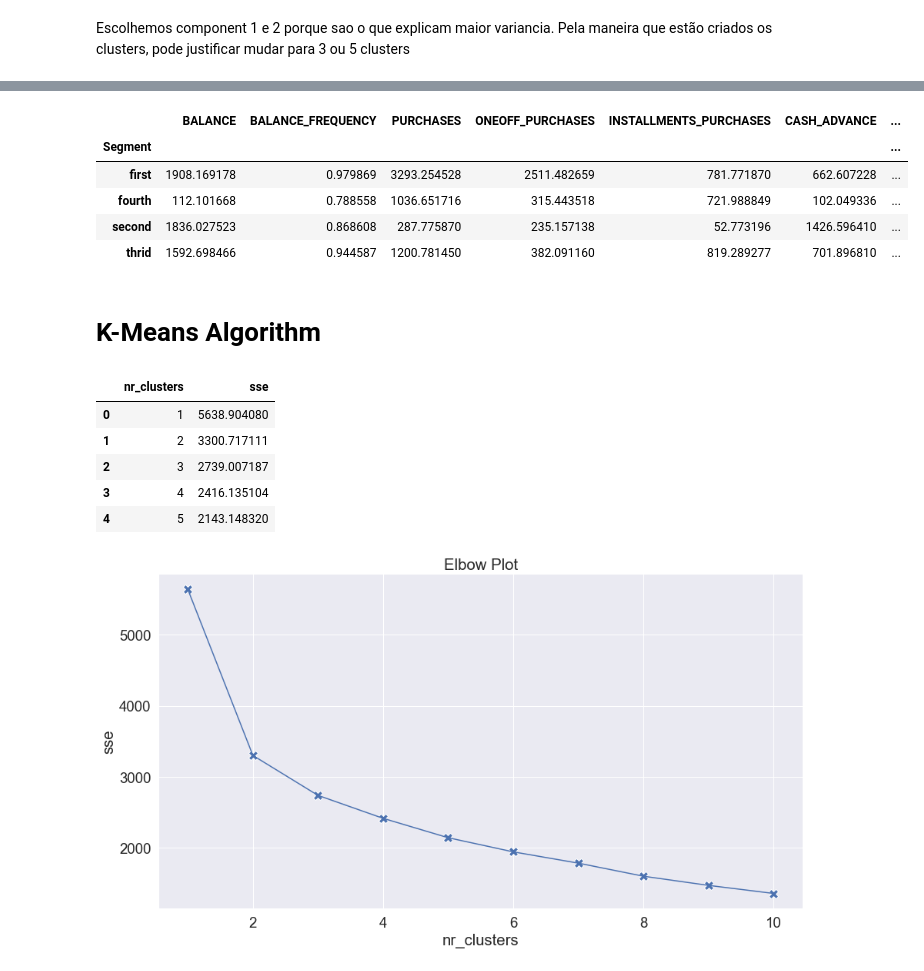
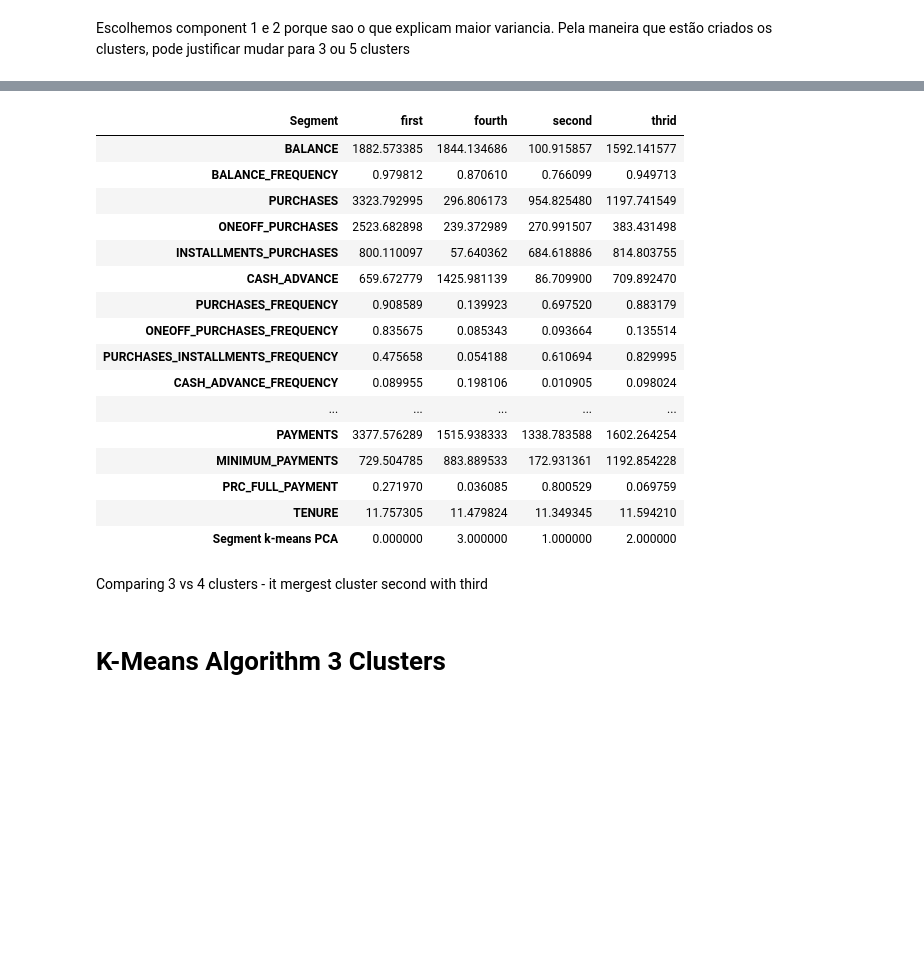
Before and after one commit to PedroDanas/MLgroup_project, a Jupyter notebook: Group Project - Clustering.ipynb, the cells around one changed output, grey strips where cells are left out. Cells and saved outputs as stored; diff of their text form; code cells hidden in the pictures; blank space fills up the shorter version.

```diff
--- a/Group Project - Clustering.ipynb
+++ b/Group Project - Clustering.ipynb
@@ -287,5 +309,5 @@ Text(0, 0.5, 'Cumulative Explained Variance')
 # %%
 #we choose 5 components according to the graphic
-pca = PCA(n_components = 5)
+pca = PCA(n_components = 4)
 pca.fit(df_clustering_scaled)
 # %% [output]
@@ -360,7 +387,7 @@ KMeans(n_clusters=4, random_state=0)
 # %%
 #creating a table, from the normalized data, with the components and clusters
 df_segm_pca_kmeans = pd.concat([df_clustering_scaled.reset_index(drop=True), pd.DataFrame(scores_pca)], axis=1)
-df_segm_pca_kmeans.columns.values[-5: ]=['Component 1', 'Component 2', 'Component 3', 'Component 4', 'Component 5']
+df_segm_pca_kmeans.columns.values[-4: ]=['Component 1', 'Component 2', 'Component 3', 'Component 4']
 
 df_segm_pca_kmeans['Segment k-means PCA'] = kmeans_pca.labels_
 # %%
@@ -412,12 +440,7 @@ fig.show()
 [interactive output not drawn]
 # %%
 #creating a table, from the original data, with the components and clusters.
-#df_segm_pca_kmeans_x = pd.concat([X.reset_index(drop=True), pd.DataFrame(scores_pca)], axis=1)
-#df_segm_pca_kmeans_x.columns.values[-5: ]=['Component 1', 'Component 2', 'Component 3', 'Component 4', 'Component 5']
+df_segm_pca_kmeans_x = pd.concat([X.reset_index(drop=True), pd.DataFrame(scores_pca)], axis=1)
+df_segm_pca_kmeans_x.columns.values[-4: ]=['Component 1', 'Component 2', 'Component 3', 'Component 4']
 
 df_segm_pca_kmeans_x['Segment k-means PCA'] = kmeans_pca.labels_
-
-df_segm_pca_kmeans_x['Segment'] = df_segm_pca_kmeans['Segment k-means PCA'].map({0:'first',
-                                                                               1:'second',
-                                                                               2:'thrid',
-                                                                               3:'fourth'})
@@ -429,11 +453,27 @@ df_segm_pca_kmeans_x['Segment'] = df_segm_pca_kmeans['Segment k-means PCA'].map(
+# %%
+df_segm_pca_kmeans_x.drop(columns=['Component 1', 'Component 2', 'Component 3', 'Component 4'], inplace=True)
 # %%
-df_segm_pca_kmeans_x.groupby('Segment').mean()
+segments_group_4 = df_segm_pca_kmeans_x.groupby('Segment').mean()
+segments_group_4.transpose()
 # %% [output]
-|  | BALANCE | BALANCE_FREQUENCY | PURCHASES | ONEOFF_PURCHASES | INSTALLMENTS_PURCHASES | CASH_ADVANCE | ... |
-| Segment |  |  |  |  |  |  | ... |
-| first | 1908.169178 | 0.979869 | 3293.254528 | 2511.482659 | 781.771870 | 662.607228 | ... |
-| fourth | 112.101668 | 0.788558 | 1036.651716 | 315.443518 | 721.988849 | 102.049336 | ... |
-| second | 1836.027523 | 0.868608 | 287.775870 | 235.157138 | 52.773196 | 1426.596410 | ... |
-| thrid | 1592.698466 | 0.944587 | 1200.781450 | 382.091160 | 819.289277 | 701.896810 | ... |
+| Segment | first | fourth | second | thrid |
+| BALANCE | 1882.573385 | 1844.134686 | 100.915857 | 1592.141577 |
+| BALANCE_FREQUENCY | 0.979812 | 0.870610 | 0.766099 | 0.949713 |
+| PURCHASES | 3323.792995 | 296.806173 | 954.825480 | 1197.741549 |
+| ONEOFF_PURCHASES | 2523.682898 | 239.372989 | 270.991507 | 383.431498 |
+| INSTALLMENTS_PURCHASES | 800.110097 | 57.640362 | 684.618886 | 814.803755 |
+| CASH_ADVANCE | 659.672779 | 1425.981139 | 86.709900 | 709.892470 |
+| PURCHASES_FREQUENCY | 0.908589 | 0.139923 | 0.697520 | 0.883179 |
+| ONEOFF_PURCHASES_FREQUENCY | 0.835675 | 0.085343 | 0.093664 | 0.135514 |
+| PURCHASES_INSTALLMENTS_FREQUENCY | 0.475658 | 0.054188 | 0.610694 | 0.829995 |
+| CASH_ADVANCE_FREQUENCY | 0.089955 | 0.198106 | 0.010905 | 0.098024 |
+| ... | ... | ... | ... | ... |
+| PAYMENTS | 3377.576289 | 1515.938333 | 1338.783588 | 1602.264254 |
+| MINIMUM_PAYMENTS | 729.504785 | 883.889533 | 172.931361 | 1192.854228 |
+| PRC_FULL_PAYMENT | 0.271970 | 0.036085 | 0.800529 | 0.069759 |
+| TENURE | 11.757305 | 11.479824 | 11.349345 | 11.594210 |
+| Segment k-means PCA | 0.000000 | 3.000000 | 1.000000 | 2.000000 |
+# %% [markdown]
+Comparing 3 vs 4 clusters - it mergest cluster second with third
 # %% [markdown]
-# K-Means Algorithm
+# K-Means Algorithm 3 Clusters
@@ -451,20 +479,0 @@ for k in range(1, nr_clusters + 1):
-# %%
-#creating a dataframe with the number of clusters and the sum of squared estimate of errors
-df_sse = pd.DataFrame({'nr_clusters': range(1, nr_clusters + 1), 'sse': sse})
-df_sse.head()
-# %% [output]
-|  | nr_clusters | sse |
-| 0 | 1 | 5638.904080 |
-| 1 | 2 | 3300.717111 |
-| 2 | 3 | 2739.007187 |
-| 3 | 4 | 2416.135104 |
-| 4 | 5 | 2143.148320 |
-# %%
-#plotting and elbow plot to identify the optimal number of clusters
-plt.figure(figsize = (15, 8))
-sns.lineplot(data = df_sse, x = 'nr_clusters', y = 'sse')
-sns.scatterplot(data = df_sse, x = 'nr_clusters', y = 'sse', marker = 'X', s = 150)
-plt.title('Elbow Plot')
-plt.show()
-# %% [output]
-[figure, removed]
```
Also changed, not shown: parts of 31 cells of this notebook.
